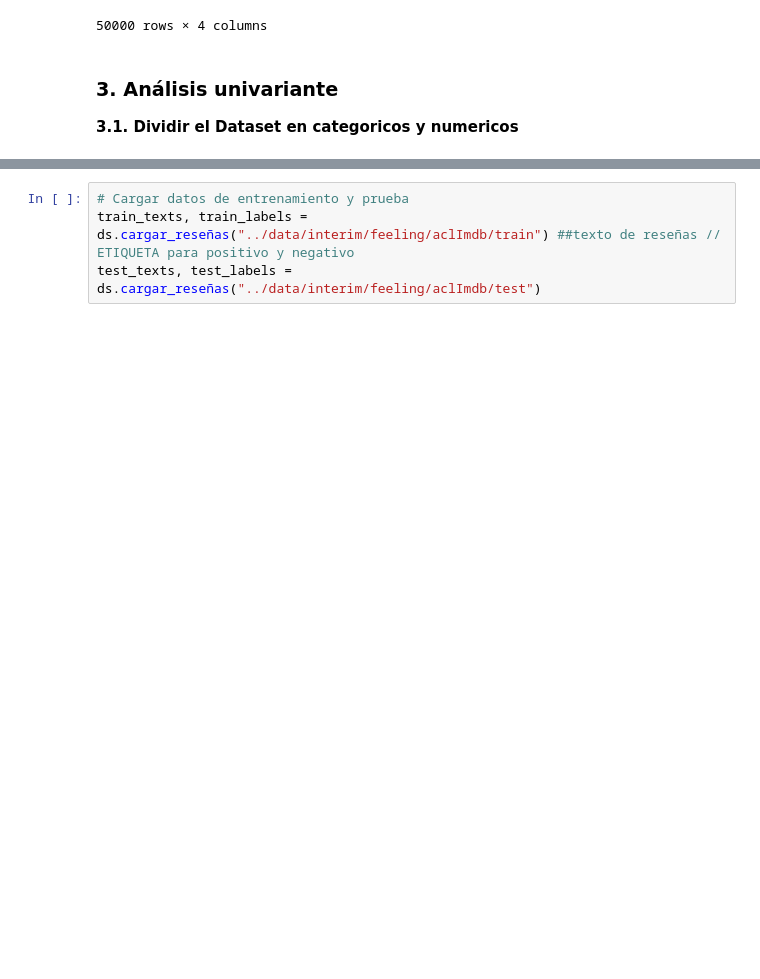
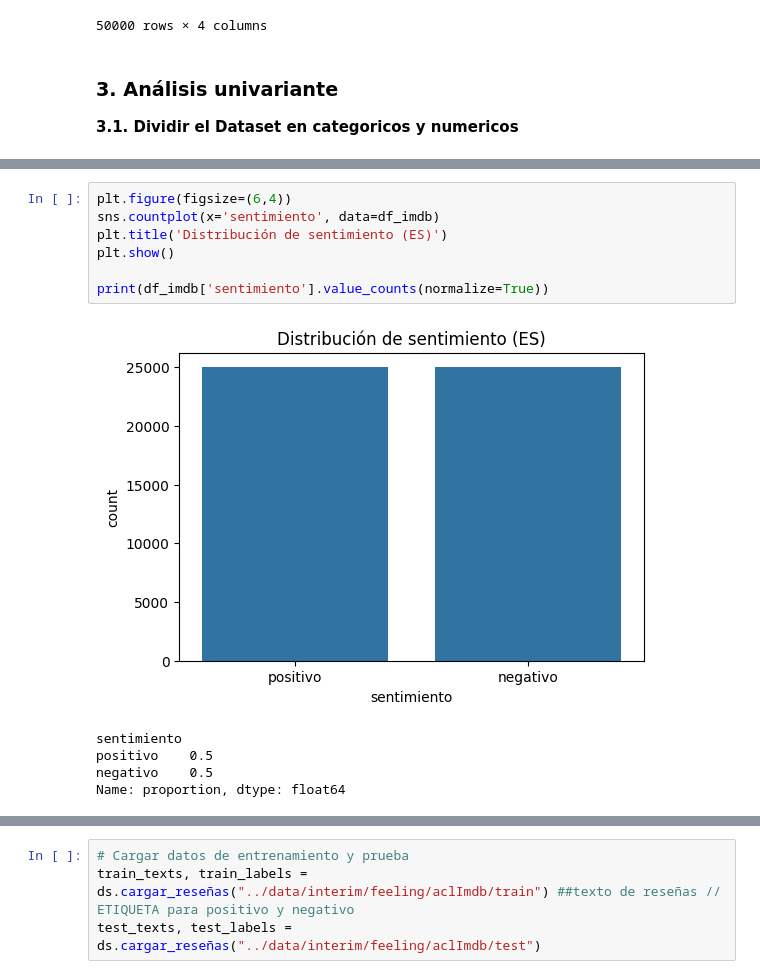
Before and after one commit to magy509/ingenieropg80.Proyecto_final_madre, a Jupyter notebook: src/analisis_feel.ipynb, the cells around one changed output, grey strips where cells are left out. Cells and saved outputs as stored; diff of their text form; blank space fills up the shorter version.

```diff
--- a/src/analisis_feel.ipynb
+++ b/src/analisis_feel.ipynb
@@ -523,3 +500,16 @@ df_imdb.head()
 | 2 | I thought this was a wonderful wa... | Pensé que esta era una manera mar... | positive | positivo | 902 | 989 |
 | 3 | Basically there's a family where ... | Básicamente, hay una familia dond... | negative | negativo | 712 | 790 |
 | 4 | Petter Mattei's "Love in the Time... | El "amor en el tiempo" de Petter ... | positive | positivo | 1269 | 1406 |
+# %%
+plt.figure(figsize=(6,4))
+sns.countplot(x='sentimiento', data=df_imdb)
+plt.title('Distribución de sentimiento (ES)')
+plt.show()
+
+print(df_imdb['sentimiento'].value_counts(normalize=True))
+# %% [output]
+[figure, added]
+sentimiento
+positivo    0.5
+negativo    0.5
+Name: proportion, dtype: float64
```
Also changed, not shown: parts of 22 cells of this notebook, 1 other file.
